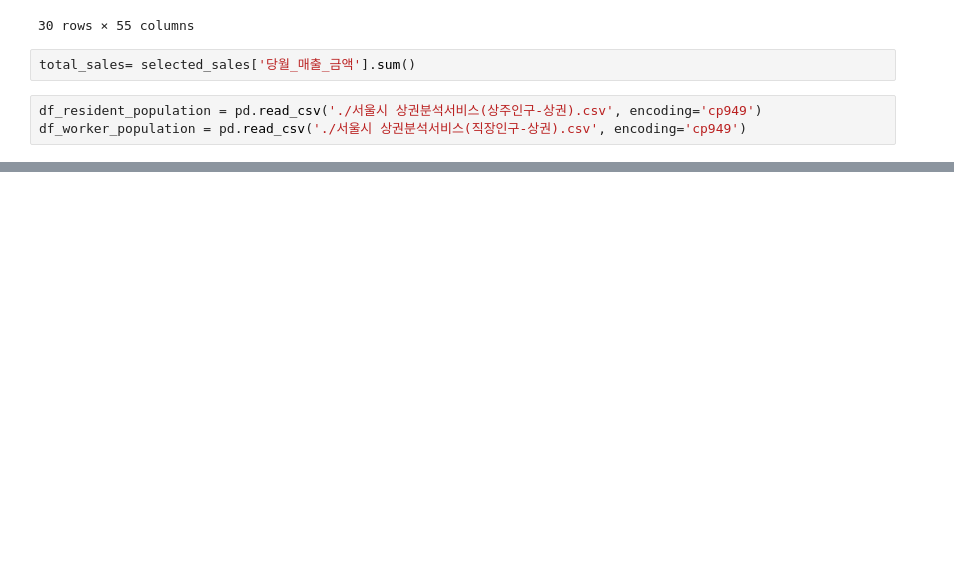
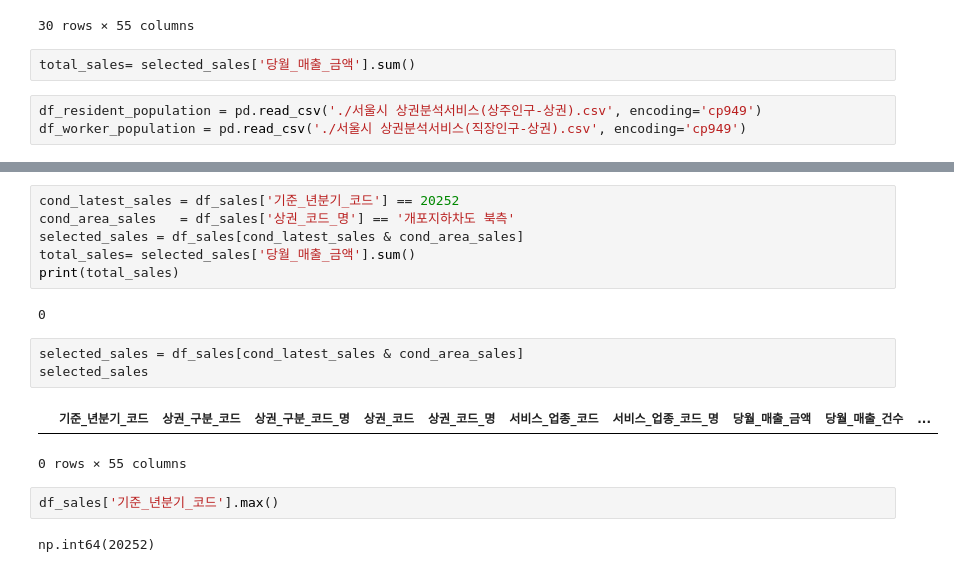
Before and after one commit to kmjun3203/trade_area_analysis, a Jupyter notebook: data/Untitled.ipynb, the cells around one changed output, grey strips where cells are left out. Saved outputs shown, nothing was run; the diff lists cells and outputs as text; blank space fills up the shorter version.

```diff
--- a/data/Untitled.ipynb
+++ b/data/Untitled.ipynb
@@ -169,0 +226,18 @@ df_worker_population = pd.read_csv('./서울시 상권분석서비스(직장인
+# %%
+cond_latest_sales = df_sales['기준_년분기_코드'] == 20252
+cond_area_sales   = df_sales['상권_코드_명'] == '개포지하차도 북측'
+selected_sales = df_sales[cond_latest_sales & cond_area_sales]
+total_sales= selected_sales['당월_매출_금액'].sum()
+print(total_sales)
+# %% [output]
+0
+# %%
+selected_sales = df_sales[cond_latest_sales & cond_area_sales]
+selected_sales
+# %% [output]
+|  | 기준_년분기_코드 | 상권_구분_코드 | 상권_구분_코드_명 | 상권_코드 | 상권_코드_명 | 서비스_업종_코드 | 서비스_업종_코드_명 | 당월_매출_금액 | 당월_매출_건수 | ... |
+0 rows × 55 columns
+# %%
+df_sales['기준_년분기_코드'].max()
+# %% [output]
+np.int64(20252)
```
Also changed, not shown: parts of 6 cells of this notebook, 14 other files.
